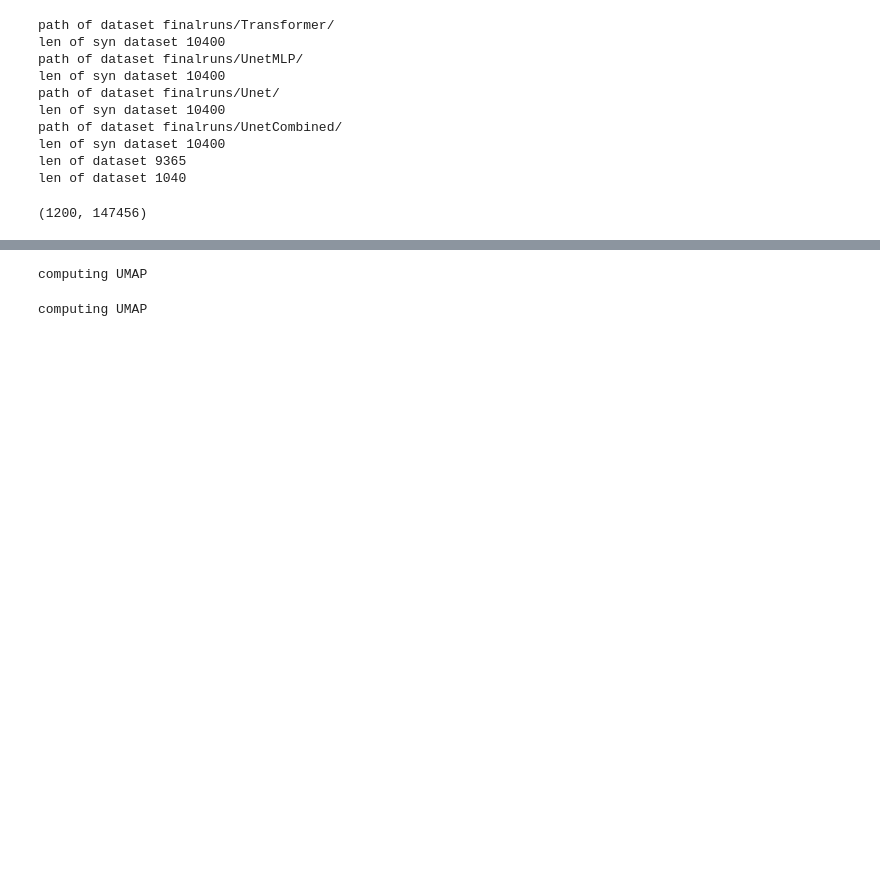
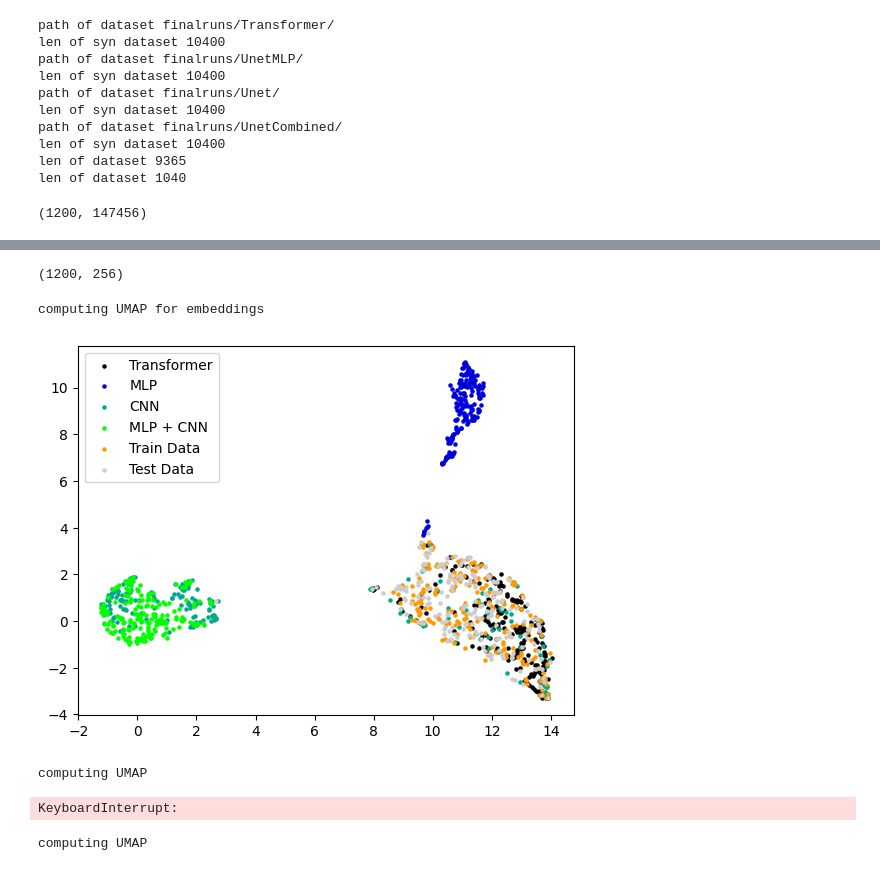
Before and after one commit to TheMody/GeneDiffusion, a Jupyter notebook: analyze_embeddings.ipynb, the cells around one changed output, grey strips where cells are left out. Cells and saved outputs as stored; diff of their text form; code cells hidden in the pictures; blank space fills up the shorter version.

```diff
--- a/analyze_embeddings.ipynb
+++ b/analyze_embeddings.ipynb
@@ -104,9 +152,54 @@ combined_labels = np.concatenate([np.zeros(len(datas[i]))+i for i in range(len(d
+# %%
+model = torch.load("finalruns/Unet/model.pt")
+
+model.eval()
+current_t = torch.tensor([max_steps-1] , device=device)
+y = torch.tensor([num_classes] , device=device)
+embeddingscnn = []
+with torch.no_grad():
+    for data in combined_data:
+
+        data = torch.tensor(data).to(device)
+        data = data.unsqueeze(0)
+        data = data.reshape(1,8,18432)
+        # print(data.shape)
+        # print(current_t.shape)
+        # print(y.shape)
+        #pred_eps = model(data, current_t, y = y)
+        output, bottleneck = model(data,current_t,y = y, output_bottleneck = True)
+        #print(bottleneck.shape)
+        bottleneck = torch.mean(bottleneck, dim = 2)
+        embeddingscnn.append(bottleneck.squeeze().cpu().detach().numpy())
+
+embeddingscnn = np.array(embeddingscnn)
+print(embeddingscnn.shape)
+# %% [output]
+(1200, 256)
+# %%
+print("computing UMAP for embeddings")
+reducer = umap.UMAP(metric = 'euclidean', n_neighbors=15)
+embedding = reducer.fit_transform(embeddingscnn)
+# %% [output]
+computing UMAP for embeddings
+# %%
+colors = plt.get_cmap('nipy_spectral')(np.linspace(0, 1, len(datas)))
+labels =  ["Transformer", "MLP", "CNN", "MLP + CNN" ,"Train Data", "Test Data", ]
+
+for i in range(len(datas)):
+    plt_data = embedding[i*num_samples: (i+1)*num_samples]
+    plt.scatter(plt_data[:, 0], plt_data[:, 1], color = colors[i], label = labels[i], s = 5)
+plt.legend()
+plt.savefig("umap_euclidean.png")
+plt.show()
+# %% [output]
+[figure, added]
 # %%
 print("computing UMAP")
-reducer = umap.UMAP(metric = 'cosine', n_neighbors=5)
+reducer = umap.UMAP(metric = 'cosine', n_neighbors=15)
 embedding = reducer.fit_transform(combined_data)
 # %% [output]
 computing UMAP
+KeyboardInterrupt:
 # %%
 print("computing UMAP")
 reducer = umap.UMAP(metric = 'cosine', n_neighbors=15)
```
Also changed, not shown: parts of 9 cells of this notebook, 7 other files.
